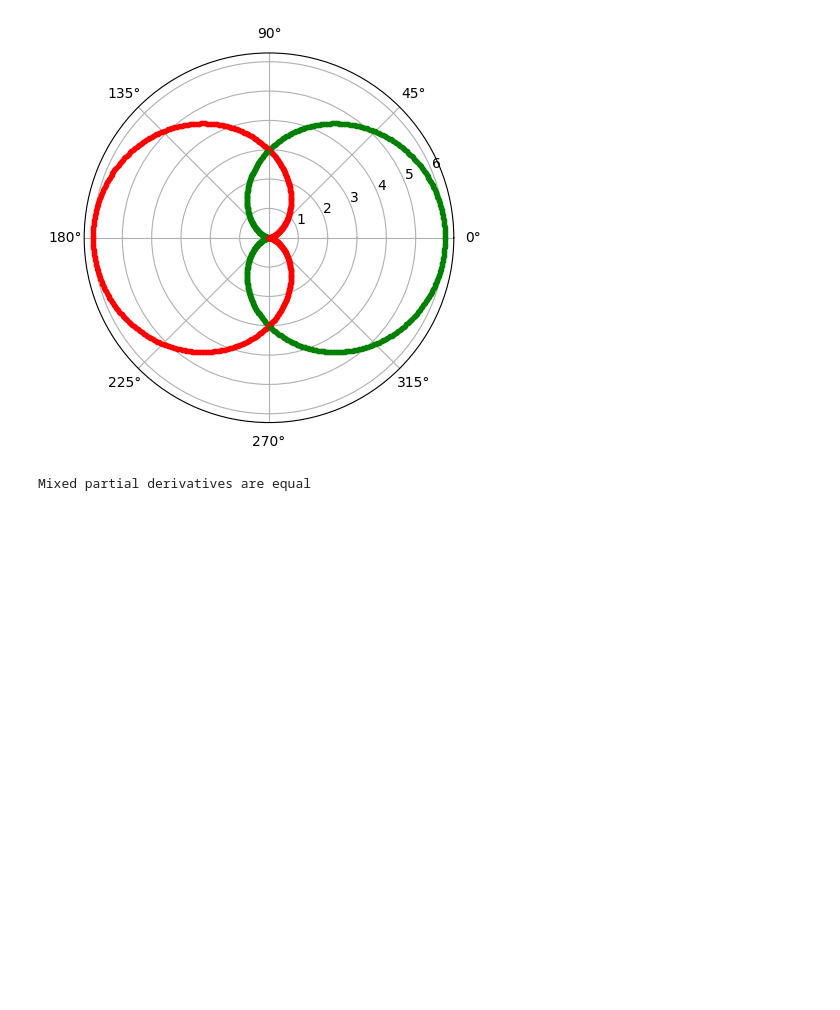
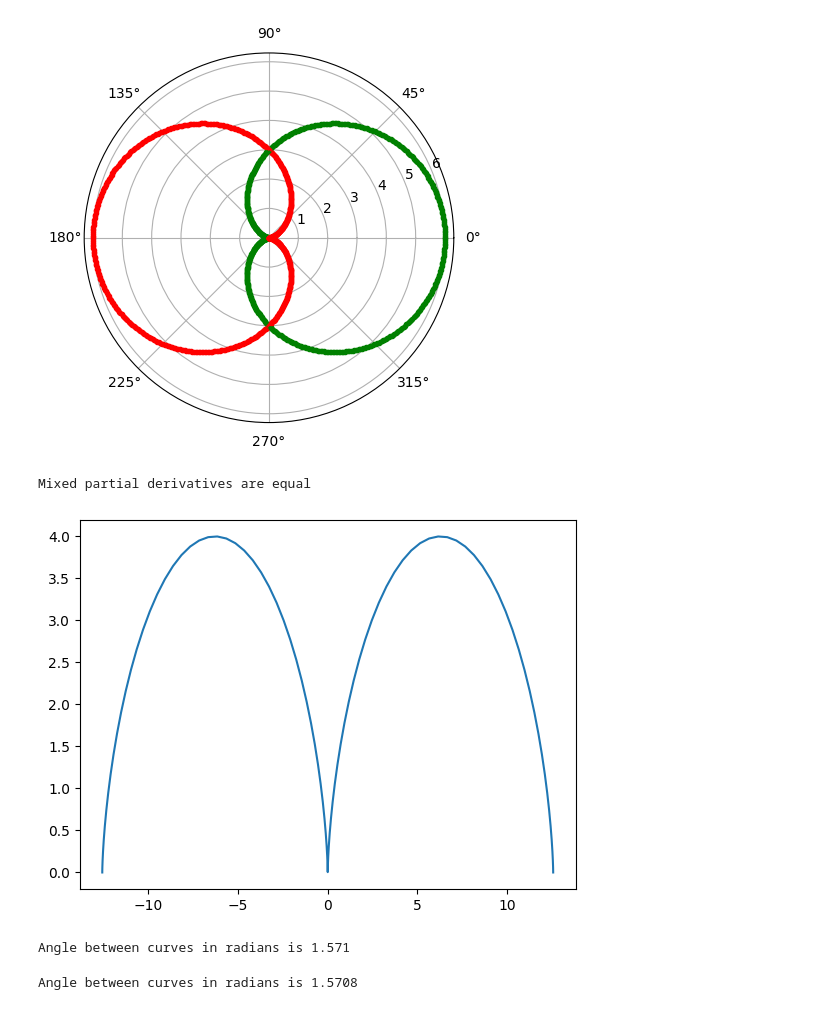
Before and after one commit to vijay1356/code_database, a Jupyter notebook: D_JUPITER/all_in_q.ipynb, the cells around one changed output. Saved outputs shown, nothing was run; the diff lists cells and outputs as text; code cells hidden in the pictures; blank space fills up the shorter version.

```diff
--- a/D_JUPITER/all_in_q.ipynb
+++ b/D_JUPITER/all_in_q.ipynb
@@ -71,3 +71,57 @@ else:
     print('Mixed partial derivatives are not equal ')
 # %% [output]
 Mixed partial derivatives are equal
+# %%
+#Cycloid: x = a(θ − sinθ); y = a(1 − sinθ) | lab 2 (iii)
+import numpy as np
+import matplotlib.pyplot as plt
+
+def cycloid(r):
+    x, y = [], []
+    for theta in np.linspace(-2 * np.pi, 2 * np.pi, 100):
+        x.append(r * (theta - np.sin(theta)))
+        y.append(r * (1 - np.cos(theta)))
+    plt.plot(x, y)
+    plt.show()
+
+cycloid(2)
+# %% [output]
+[figure, added]
+# %%
+#lab 3 (i) |  Find the angle between the curves r = 4(1 + cost) and r = 5(1 − cost)
+from sympy import *
+r , t = symbols ('r,t')
+r1=4*( 1+cos ( t ) ) ;
+r2=5*( 1-cos ( t ) ) ;
+dr1 = diff ( r1 , t )
+dr2 = diff ( r2 , t )
+t1=r1/dr1
+t2=r2/dr2
+q= solve ( r1-r2 , t )
+w1=t1 . subs ({t: float ( q[1])})
+w2=t2 . subs ({t: float ( q[1])})
+y1= atan ( w1 )
+y2= atan ( w2 )
+w=abs( y1-y2 )
+print ('Angle between curves in radians is %0.3f '%( w ) )
+# %% [output]
+Angle between curves in radians is 1.571
+# %%
+#lab 3 (ii) |  Find the angle between the curves r = 4 cost and r = 5 sin t.
+from sympy import *
+r , t = symbols ('r,t')
+r1=4*(cos ( t ) ) ;
+r2=5*(sin ( t ) ) ;
+dr1 = diff ( r1 , t )
+dr2 = diff ( r2 , t )
+t1=r1/dr1
+t2=r2/dr2
+q= solve ( r1-r2 , t )
+w1=t1 . subs ({t: float ( q[0])})
+w2=t2 . subs ({t: float ( q[0])})
+y1= atan ( w1 )
+y2= atan ( w2 )
+w=abs( y1-y2 )
+print ('Angle between curves in radians is %0.4f '% float ( w ) )
+# %% [output]
+Angle between curves in radians is 1.5708
```
